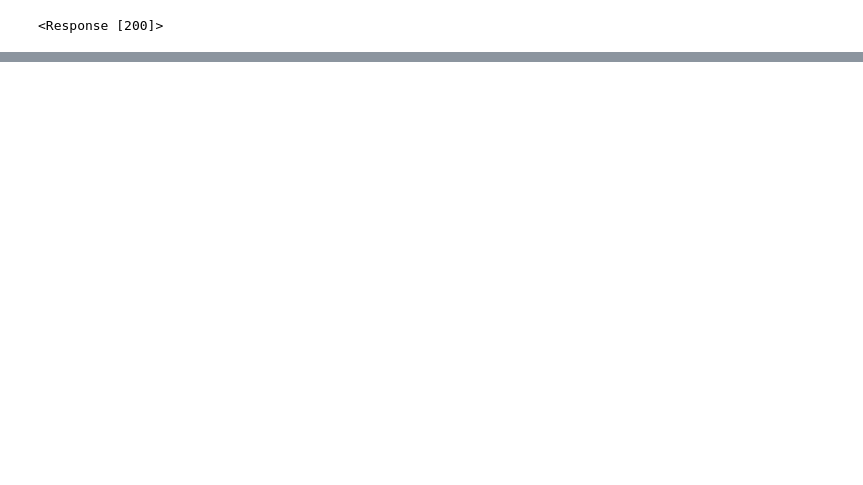
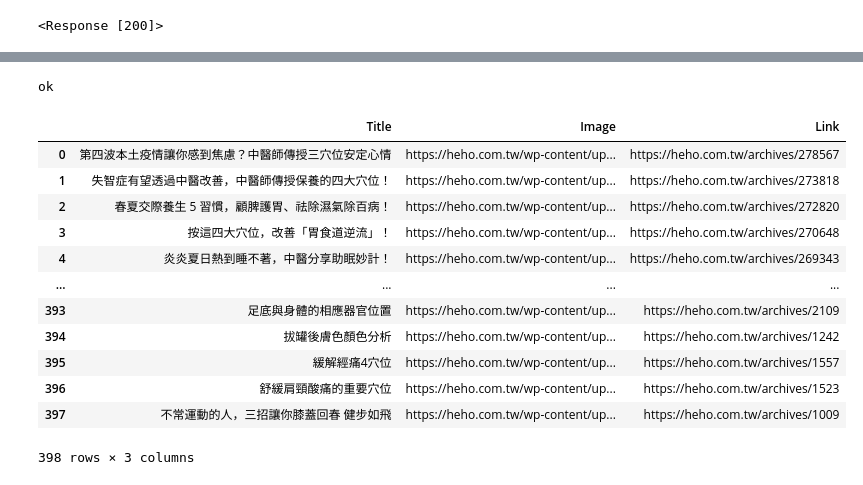
Before and after one commit to Lilyqq/PL, a Jupyter notebook: Dr.P/heho_Info_1.ipynb, the cells around one changed output, grey strips where cells are left out. Drawn from its saved outputs; the diff is of its cells as text; code cells hidden in the pictures; blank space fills up the shorter version.

```diff
--- a/Dr.P/heho_Info_1.ipynb
+++ b/Dr.P/heho_Info_1.ipynb
@@ -354,0 +325,34 @@ df
+# %%
+data_links = []
+page = 1  # 起始頁數
+has_next_page = True  # 是否還有下一頁
+
+while has_next_page:
+    # 構造每一頁的 URL
+    page_url = f"{url}/page/{page}"  # 根據網站的實際 URL 結構進行調整
+
+    # 發送 HTTP 請求獲取網頁內容
+    response = requests.get(page_url)
+
+    # 使用 BeautifulSoup 解析網頁內容
+    soup = BeautifulSoup(response.text, "html.parser")
+
+    # 爬取頁面的相關資料
+    links = soup.find_all("a", class_="plain")
+
+    for link in links:
+        href = link.get('href')
+        if "heho-menu" in href:
+            continue
+
+        data_links.append([href])
+
+    # 檢查是否還有下一頁
+    next_button = soup.find("a", class_="next page-number")  # 根據網站的實際 HTML 結構進行調整
+    has_next_page = next_button is not None
+
+    page += 1  # 頁數加一
+
+# 在這裡進行最終的資料處理或結果輸出
+df_links = pd.DataFrame(data_links, columns=['Link'])
+df_links
@@ -354,0 +373,24 @@ df
+# %%
+df_links.to_csv('heho_links_1.csv', index=False)
+print("ok")
+# %% [output]
+ok
+# %%
+#把兩個Dataframe合併
+
+df['Link'] = df_links['Link']
+df
+# %% [output]
+|  | Title | Image | Link |
+| 0 | 第四波本土疫情讓你感到焦慮？中醫師傳授三穴位安定心情 | https://heho.com.tw/wp-content/up... | https://heho.com.tw/archives/278567 |
+| 1 | 失智症有望透過中醫改善，中醫師傳授保養的四大穴位！ | https://heho.com.tw/wp-content/up... | https://heho.com.tw/archives/273818 |
+| 2 | 春夏交際養生 5 習慣，顧脾護胃、祛除濕氣除百病！ | https://heho.com.tw/wp-content/up... | https://heho.com.tw/archives/272820 |
+| 3 | 按這四大穴位，改善「胃食道逆流」！ | https://heho.com.tw/wp-content/up... | https://heho.com.tw/archives/270648 |
+| 4 | 炎炎夏日熱到睡不著，中醫分享助眠妙計！ | https://heho.com.tw/wp-content/up... | https://heho.com.tw/archives/269343 |
+| ... | ... | ... | ... |
+| 393 | 足底與身體的相應器官位置 | https://heho.com.tw/wp-content/up... | https://heho.com.tw/archives/2109 |
+| 394 | 拔罐後膚色顏色分析 | https://heho.com.tw/wp-content/up... | https://heho.com.tw/archives/1242 |
+| 395 | 緩解經痛4穴位 | https://heho.com.tw/wp-content/up... | https://heho.com.tw/archives/1557 |
+| 396 | 舒緩肩頸酸痛的重要穴位 | https://heho.com.tw/wp-content/up... | https://heho.com.tw/archives/1523 |
+| 397 | 不常運動的人，三招讓你膝蓋回春 健步如飛 | https://heho.com.tw/wp-content/up... | https://heho.com.tw/archives/1009 |
+398 rows × 3 columns
```
Also changed, not shown: parts of 23 cells of this notebook, 11 other files.
